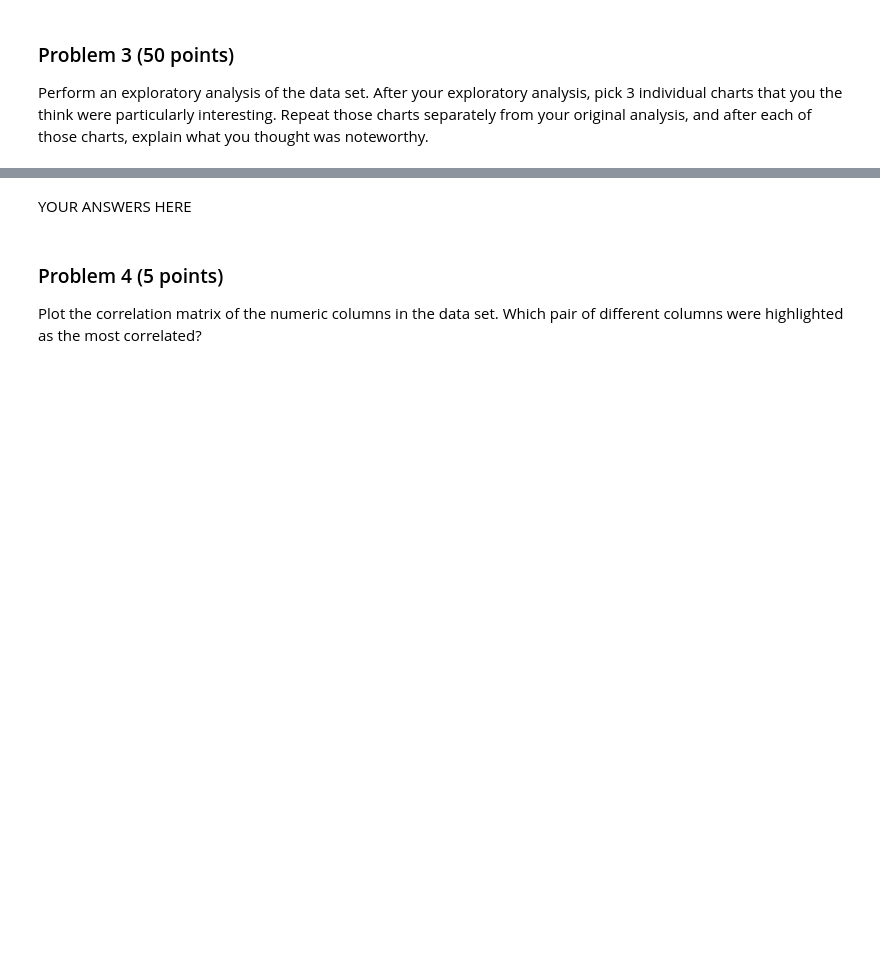
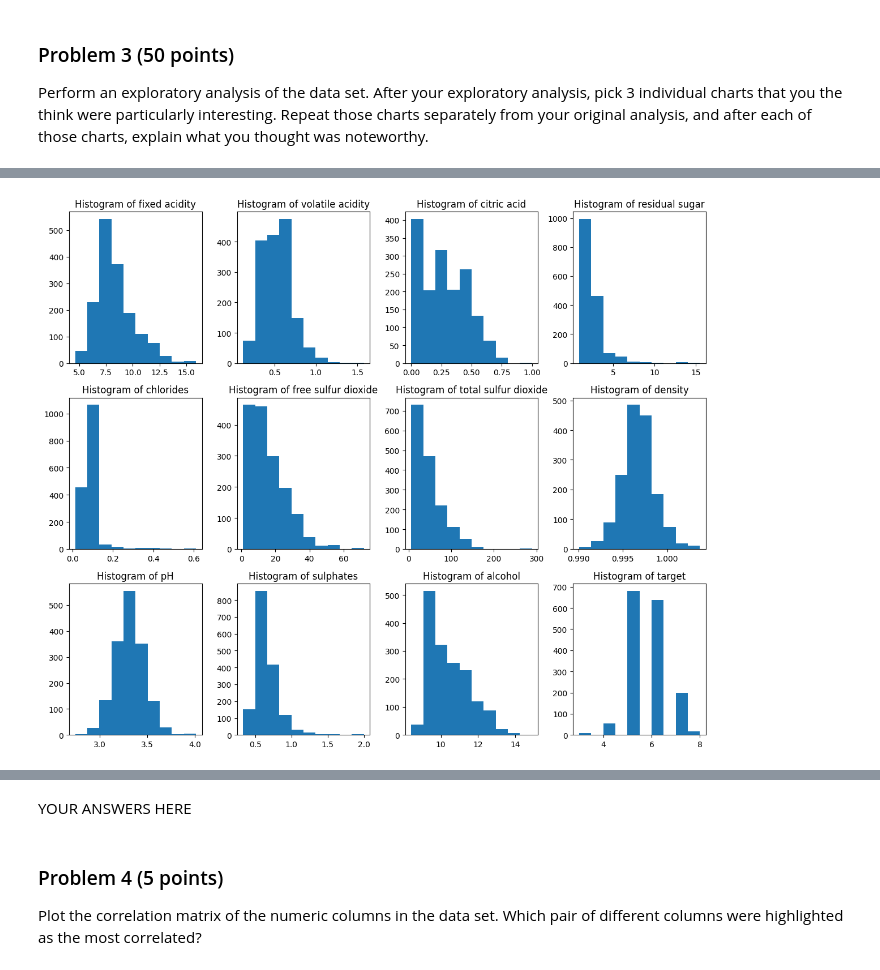
Before and after one commit to garikapativineet/dx602-final-project, a Jupyter notebook: project.ipynb, the cells around one changed output, grey strips where cells are left out. Cells and saved outputs as stored; diff of their text form; code cells hidden in the pictures; blank space fills up the shorter version.

```diff
--- a/project.ipynb
+++ b/project.ipynb
@@ -152,0 +220,13 @@ Repeat those charts separately from your original analysis, and after each of th
+# %%
+# Histograms for every column
+
+plt.figure(figsize = (12,10))
+for i, col in enumerate(wine_df.columns,1):
+    plt.subplot(3,4,i)
+    plt.hist(wine_df[col])
+    plt.title(f"Histogram of {col}")
+
+plt.tight_layout()
+plt.show()
+# %% [output]
+[figure, added]
```
Also changed, not shown: parts of 10 cells of this notebook.
